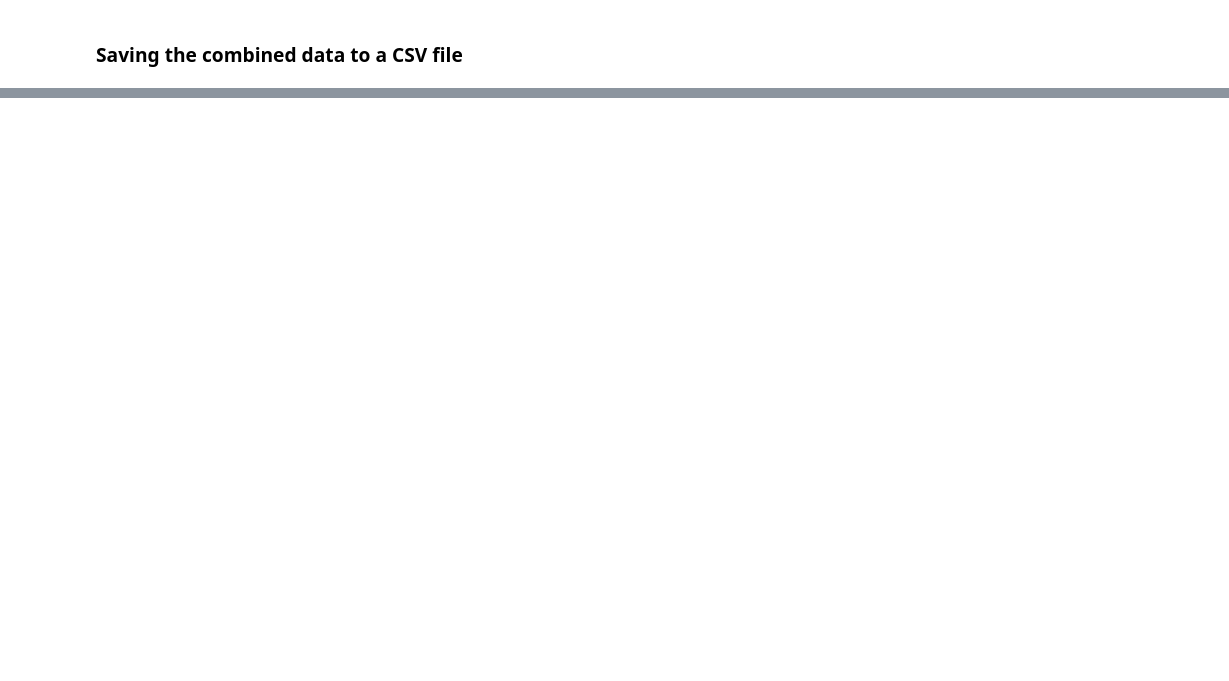
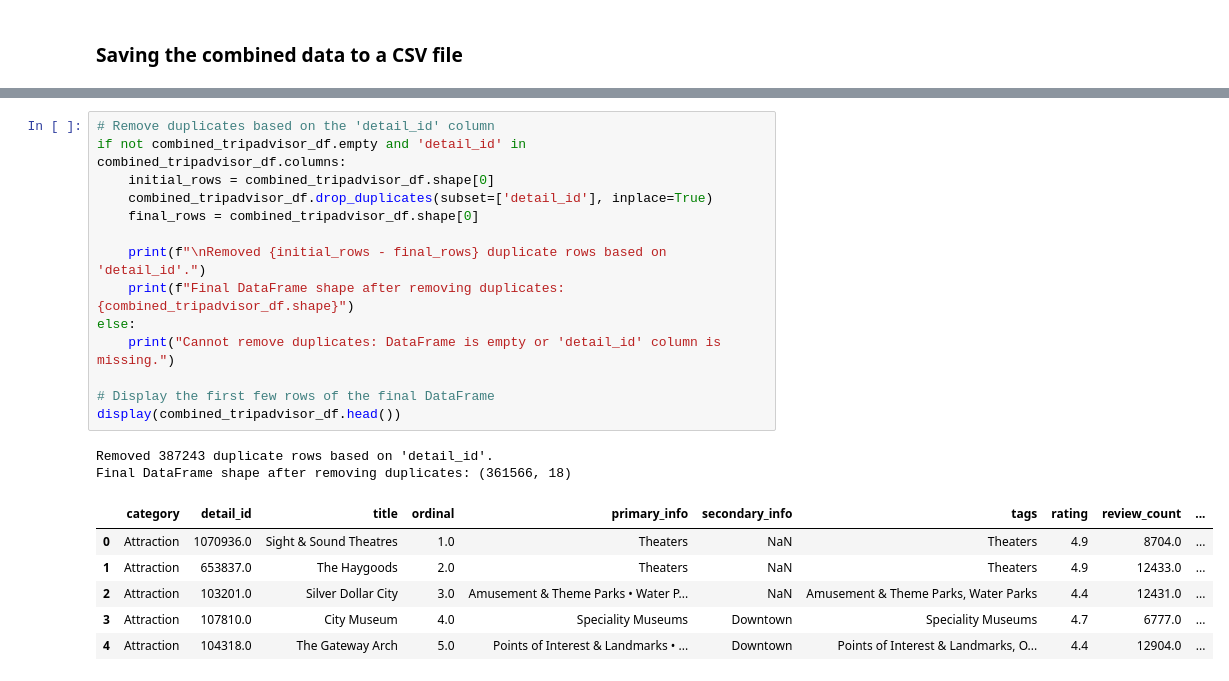
Before and after one commit to amien1410/amien-scrapers, a Jupyter notebook: Patrick_Business_Formatter.ipynb, the cells around one changed output, grey strips where cells are left out. Cells and saved outputs as stored; diff of their text form; blank space fills up the shorter version.

```diff
--- a/Patrick_Business_Formatter.ipynb
+++ b/Patrick_Business_Formatter.ipynb
@@ -76,0 +282,23 @@ Combined data saved to combined_data.csv
+# %%
+# Remove duplicates based on the 'detail_id' column
+if not combined_tripadvisor_df.empty and 'detail_id' in combined_tripadvisor_df.columns:
+    initial_rows = combined_tripadvisor_df.shape[0]
+    combined_tripadvisor_df.drop_duplicates(subset=['detail_id'], inplace=True)
+    final_rows = combined_tripadvisor_df.shape[0]
+
+    print(f"\nRemoved {initial_rows - final_rows} duplicate rows based on 'detail_id'.")
+    print(f"Final DataFrame shape after removing duplicates: {combined_tripadvisor_df.shape}")
+else:
+    print("Cannot remove duplicates: DataFrame is empty or 'detail_id' column is missing.")
+
+# Display the first few rows of the final DataFrame
+display(combined_tripadvisor_df.head())
+# %% [output]
+Removed 387243 duplicate rows based on 'detail_id'.
+Final DataFrame shape after removing duplicates: (361566, 18)
+|  | category | detail_id | title | ordinal | primary_info | secondary_info | tags | rating | review_count | ... |
+| 0 | Attraction | 1070936.0 | Sight & Sound Theatres | 1.0 | Theaters | NaN | Theaters | 4.9 | 8704.0 | ... |
+| 1 | Attraction | 653837.0 | The Haygoods | 2.0 | Theaters | NaN | Theaters | 4.9 | 12433.0 | ... |
+| 2 | Attraction | 103201.0 | Silver Dollar City | 3.0 | Amusement & Theme Parks • Water P... | NaN | Amusement & Theme Parks, Water Parks | 4.4 | 12431.0 | ... |
+| 3 | Attraction | 107810.0 | City Museum | 4.0 | Speciality Museums | Downtown | Speciality Museums | 4.7 | 6777.0 | ... |
+| 4 | Attraction | 104318.0 | The Gateway Arch | 5.0 | Points of Interest & Landmarks • ... | Downtown | Points of Interest & Landmarks, O... | 4.4 | 12904.0 | ... |
```
Also changed, not shown: parts of 23 cells of this notebook.
